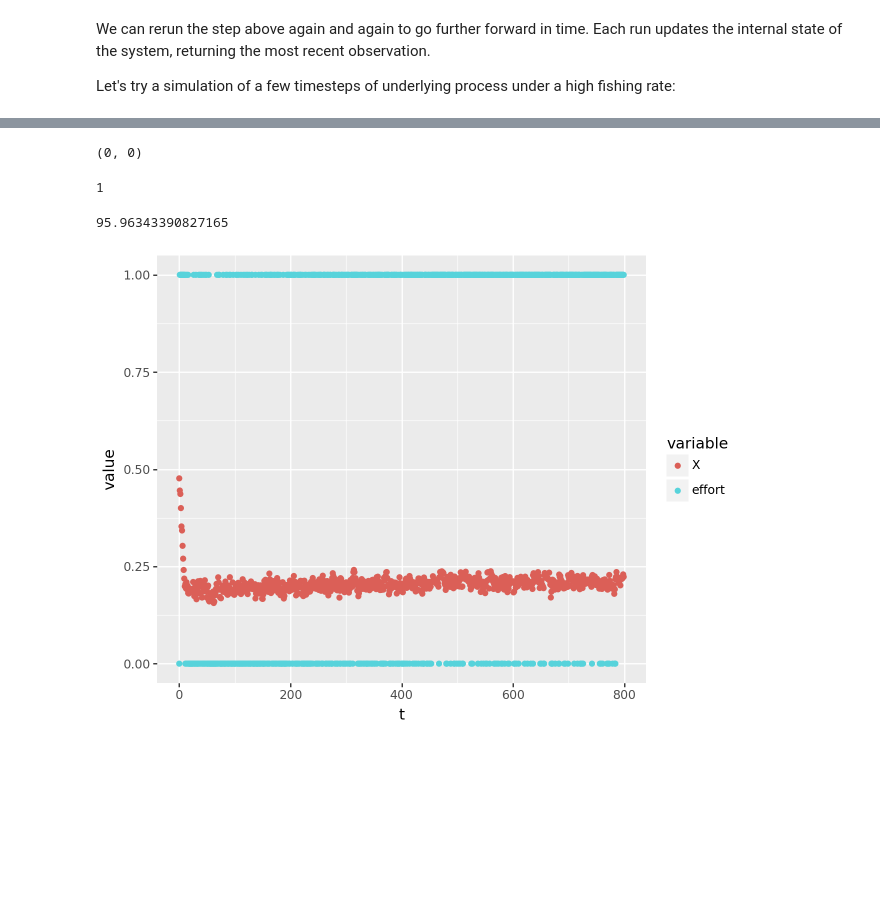
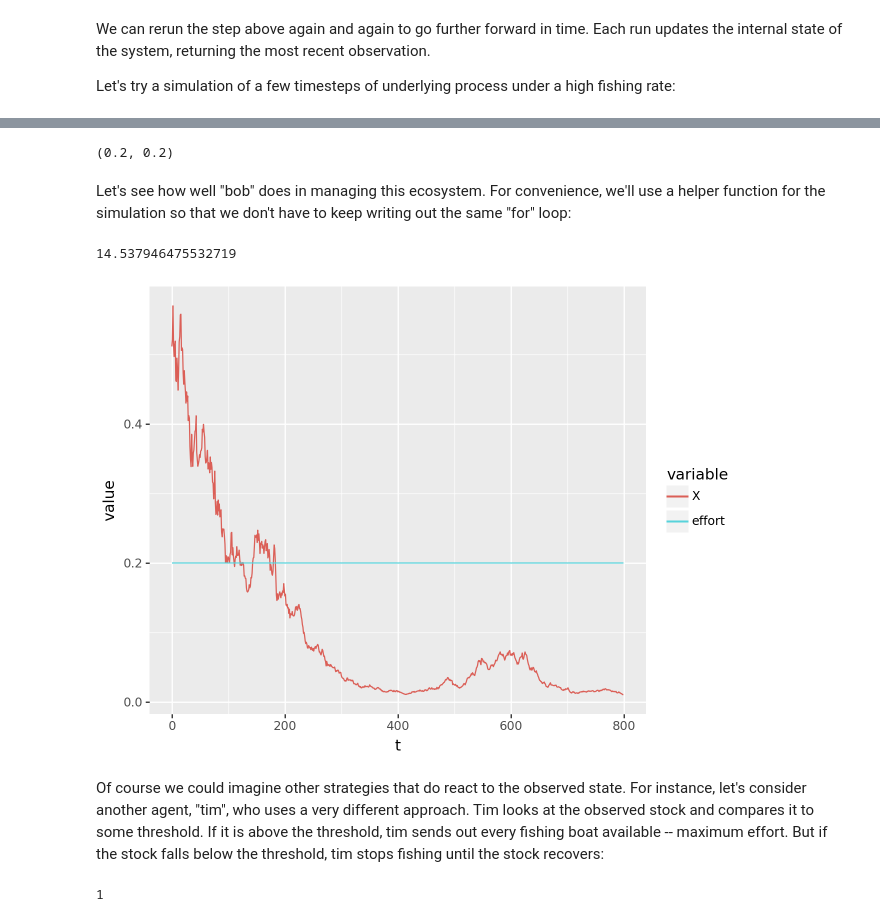
Before and after one commit to cboettig/rl-minicourse, a Jupyter notebook: 1_introduction.ipynb, the cells around one changed output, grey strips where cells are left out. Cells and saved outputs as stored; diff of their text form; code cells hidden in the pictures; blank space fills up the shorter version.

```diff
--- a/1_introduction.ipynb
+++ b/1_introduction.ipynb
@@ -70,10 +77,21 @@ class some_agent:
     def predict(self, obs, **kwargs):
         return self.effort
 
-# This Agent always gives the same action:
-bob = some_agent(0)
-
+# Bob always gives the same action, regardless of the observation:
+bob = some_agent(.2)
 bob.predict(.5), bob.predict(.1)
 # %% [output]
-(0, 0)
+(0.2, 0.2)
+# %% [markdown]
+Let's see how well "bob" does in managing this ecosystem.  For convenience, we'll use a helper function for the simulation so that we don't have to keep writing out the same "for" loop:
+# %%
+from utils import simulate
+df, reward = simulate(bob, env)
+print(reward)
+plot_sim(df)
+# %% [output]
+14.537946475532719
+[figure, added]
+# %% [markdown]
+Of course we could imagine other strategies that do react to the observed state.  For instance, let's consider another agent, "tim", who uses a very different approach. Tim looks at the observed stock and compares it to some threshold.  If it is above the threshold, tim sends out every fishing boat available -- maximum effort. But if the stock falls below the threshold, tim stops fishing until the stock recovers:
 # %%
@@ -96,21 +113,3 @@ tim = another_agent(0.2)
 tim.predict(.4)
 # %% [output]
 1
-# %%
-df = []
-episode_reward = 0
-obs, _ = env.reset()
-
-for t in range(env.Tmax):
-  action = tim.predict(obs)
-  obs, reward, done = env.time_step(action)
-  episode_reward += reward
-  df.append([t, episode_reward, action, obs])
-  if done:
-    break
-
-print (episode_reward)
-plot_sim(df, geom = "point")
-# %% [output]
-95.96343390827165
-[figure, removed]
```
Also changed, not shown: parts of 9 cells of this notebook, 3 other files.
